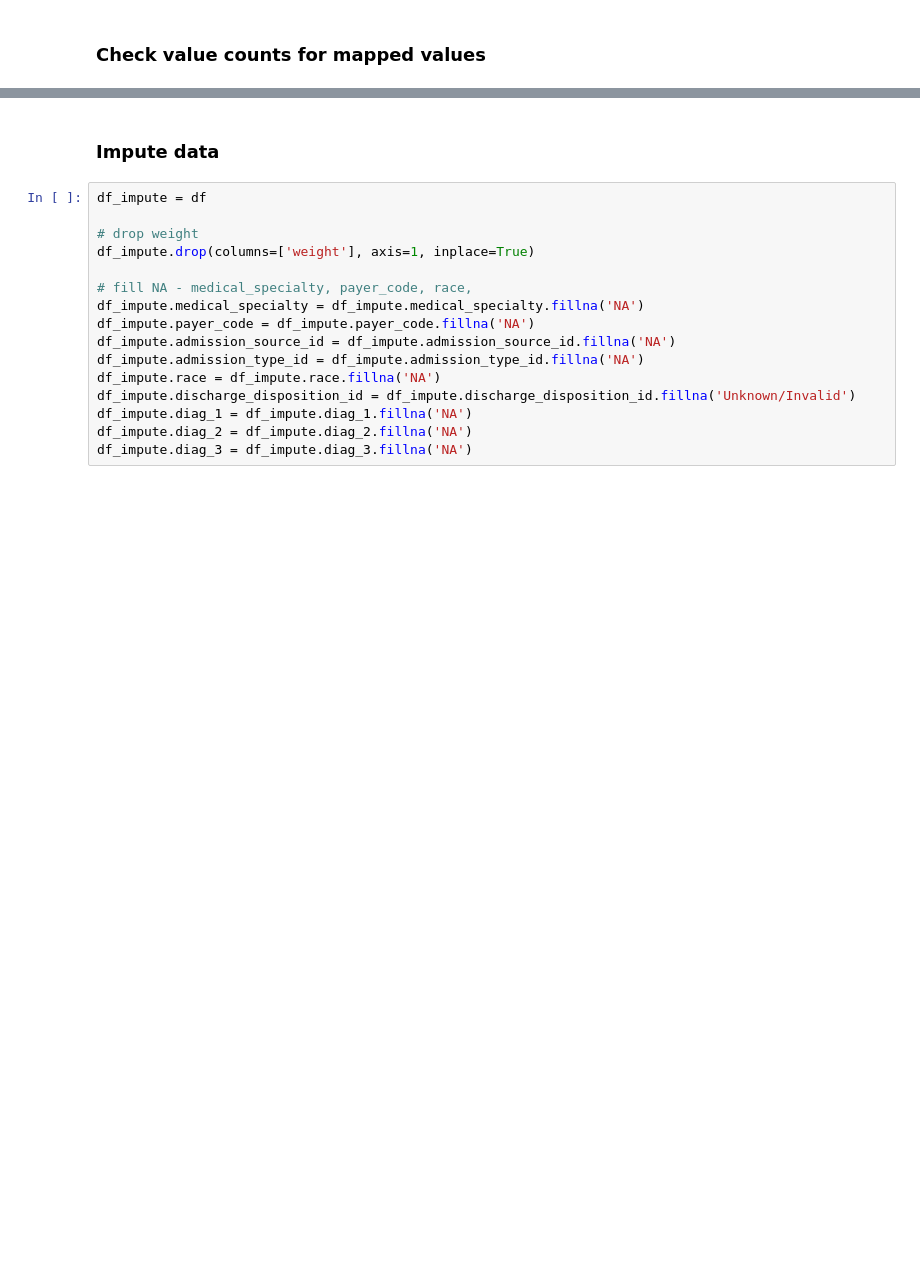
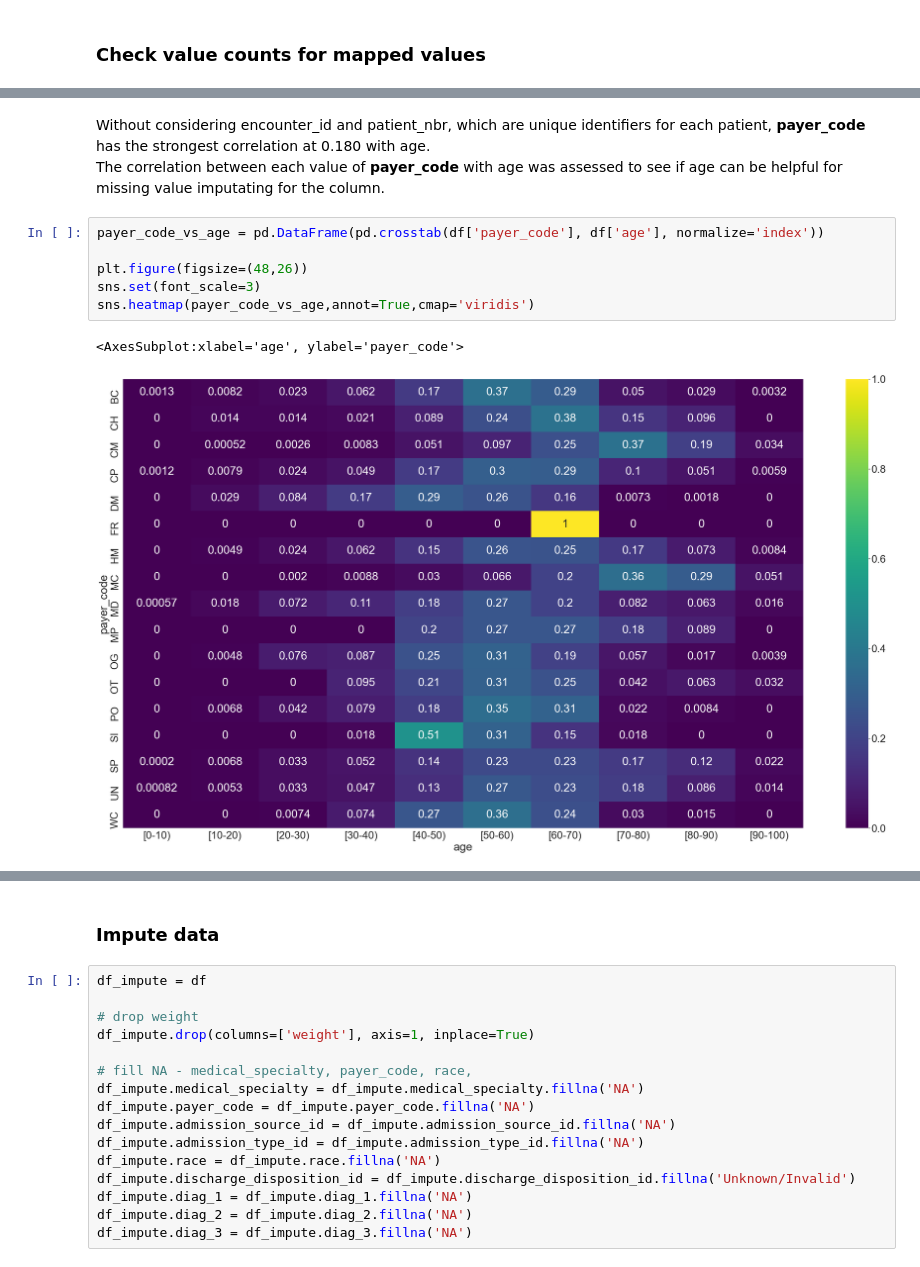
Before and after one commit to JosephLazarus/QTW, a Jupyter notebook: Case Study 2/CaseStudy2_Final.ipynb, the cells around one changed output, grey strips where cells are left out. Saved outputs shown, nothing was run; the diff lists cells and outputs as text; blank space fills up the shorter version.

```diff
--- a/Case Study 2/CaseStudy2_Final.ipynb
+++ b/Case Study 2/CaseStudy2_Final.ipynb
@@ -107,0 +217,12 @@ Name: discharge_disposition_id, dtype: int64
+# %% [markdown]
+Without considering encounter_id and patient_nbr, which are unique identifiers for each patient, **payer_code** has the strongest correlation at 0.180 with age. <br>
+The correlation between each value of **payer_code** with age was assessed to see if age can be helpful for missing value imputating for the column.
+# %%
+payer_code_vs_age = pd.DataFrame(pd.crosstab(df['payer_code'], df['age'], normalize='index'))
+
+plt.figure(figsize=(48,26))
+sns.set(font_scale=3)
+sns.heatmap(payer_code_vs_age,annot=True,cmap='viridis')
+# %% [output]
+<AxesSubplot:xlabel='age', ylabel='payer_code'>
+[figure, added]
```
Also changed, not shown: parts of 56 cells of this notebook.
